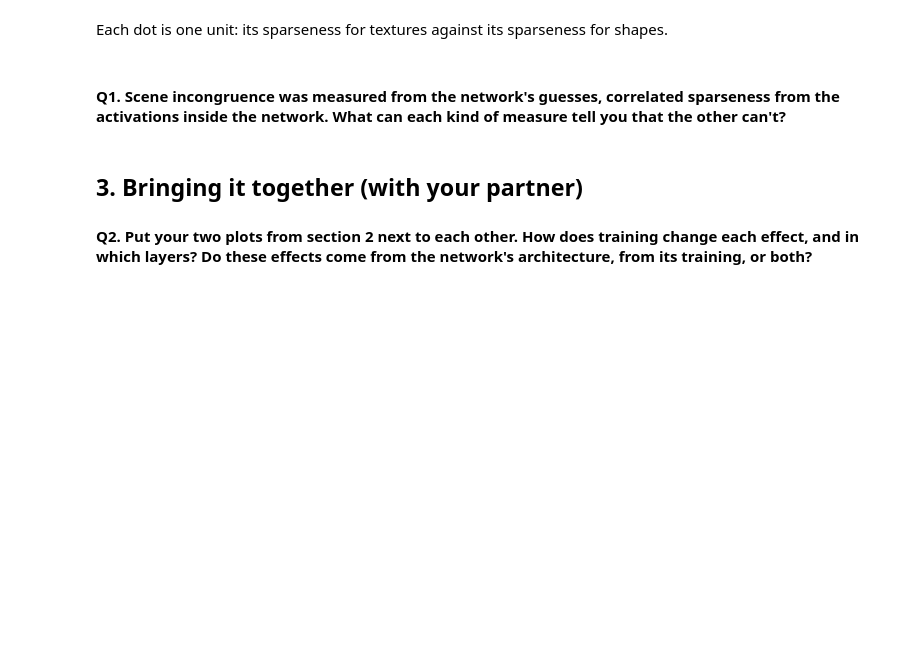
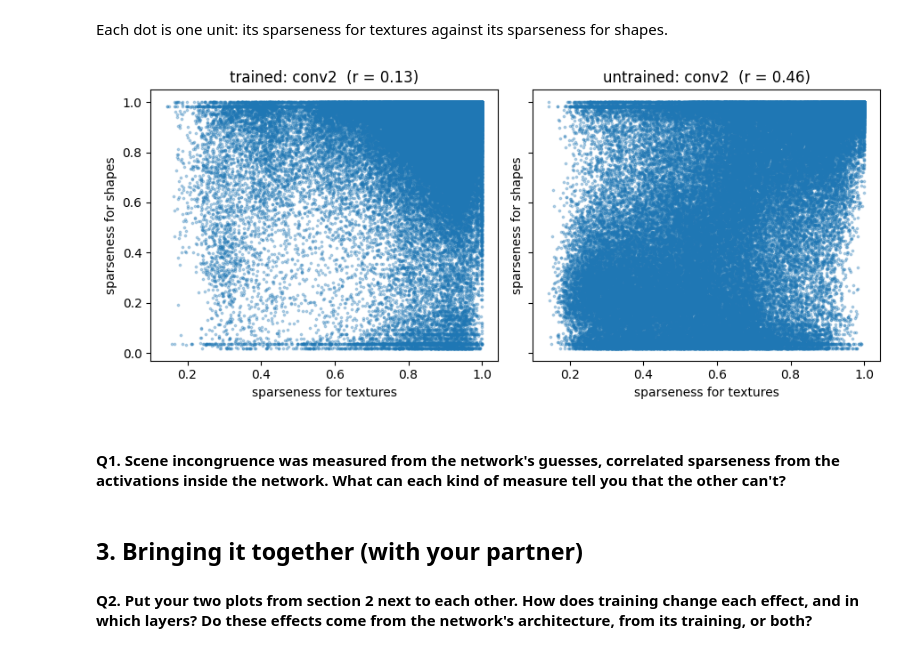
Before and after one commit to ekin-doga/Cognitive_Neuroscience_Update, a Jupyter notebook: Week5-Jacob2021/CNU_Week5_A_2.ipynb, the cells around one changed output. Drawn from its saved outputs; the diff is of its cells as text; code cells hidden in the pictures; blank space fills up the shorter version.

```diff
--- a/Week5-Jacob2021/CNU_Week5_A_2.ipynb
+++ b/Week5-Jacob2021/CNU_Week5_A_2.ipynb
@@ -212,15 +225,17 @@ plot_layers(corr, "Correlated sparseness", "correlation r (textures vs shapes)")
 # %% [markdown]
 Each dot is one unit: its sparseness for textures against its sparseness for shapes.
 # %%
-LAYER = "conv5"
+LAYER = "conv2"
 
 fig, axes = plt.subplots(1, 2, figsize=(9, 4), sharex=True, sharey=True)
 for ax, net in zip(axes, NETWORKS):
     s_tex, s_shp = spars[net][LAYER]
     ax.scatter(s_tex, s_shp, s=3, alpha=0.3)
     ax.set_title(f"{net}: {LAYER}  (r = {np.corrcoef(s_tex, s_shp)[0, 1]:.2f})")
     ax.set_xlabel("sparseness for textures"); ax.set_ylabel("sparseness for shapes")
 plt.tight_layout(); plt.show()
+# %% [output]
+[figure, added]
 # %% [markdown]
 #### Q1. Scene incongruence was measured from the network's guesses, correlated sparseness from the activations inside the network. What can each kind of measure tell you that the other can't?
 # %% [markdown]
```
Also changed, not shown: parts of 5 cells of this notebook, 8 other files.
